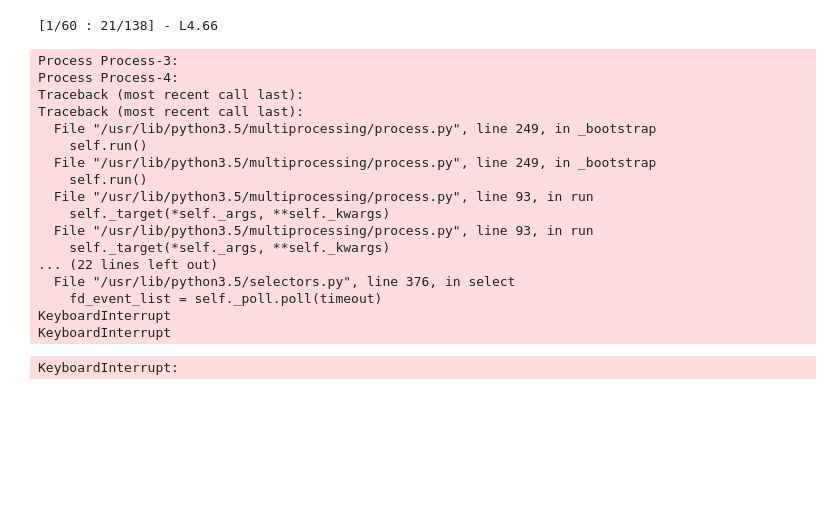
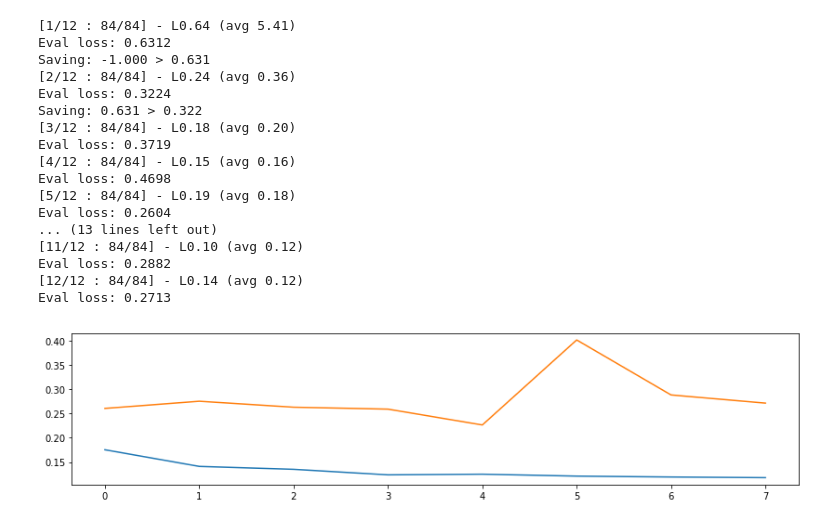
Before and after one commit to ulzee/traffic, a Jupyter notebook: Spot_MPRNN.ipynb, the cells around one changed output. Drawn from its saved outputs; the diff is of its cells as text; code cells hidden in the pictures; blank space fills up the shorter version.

```diff
--- a/Spot_MPRNN.ipynb
+++ b/Spot_MPRNN.ipynb
@@ -46,3 +40 @@ cuda:1
 [drawing not drawn]
-# %%
-SROUTE, ADJ = complete_graph(SROUTE, ADJ)
@@ -49,15 +62,21 @@ SROUTE, ADJ = complete_graph(SROUTE, ADJ)
 # %%
 from models.temporal.RNN import *
 from models.MPRNN import *
+from models.Variants import *
 
-model = MPRNN(
+HSIZE = 128
+ITERS = 3
+model = MPRNN_ITER(
     nodes=SROUTE, adj=ADJ,
     hidden_size=HSIZE,
 
+    iters=ITERS,
+    iter_indep=False,
+
     rnnmdl=RNN,
-#     rnnmdl=RNN_MIN,
-#     mpnmdl=MP_THIN,
     mpnmdl=MP_DENSE,
+
+#     observations=True,
 
     verbose=True)
 
@@ -117,11 +103,14 @@ Eval loss: 5.1602
 train_mse = []
 eval_mse = []
 eval_mape = []
+last_best = None
 # %%
+
 for eii  in range(EPS):
     bls = []
     for bii, batch in enumerate(dset):
         model.train()
+        model.enable_jitter(True)
         Xs, Ys = model.format_batch(batch)
 
         outputs = model(Xs)
@@ -145,26 +134,32 @@ for eii  in range(EPS):
         ))
     sys.stdout.write('\n')
 
-    eval_mse.append(evf())
+    model.enable_jitter(False)
+    escore = evf()
+    if last_best is None or escore < last_best:
+        print('Saving: %.3f > %.3f' % (last_best or -1, escore))
+        last_best = escore
+        torch.save(model.state_dict(), 'best.pth')
+    eval_mse.append(escore)
     sys.stdout.flush()
 #     sch.step()
+# [8/12] Eval loss: 0.2163
+# [6/12] Eval loss: 0.2235
 # %% [output]
-[1/60 : 21/138] - L4.66
+[1/12 : 84/84] - L0.64 (avg 5.41)
+Eval loss: 0.6312
+Saving: -1.000 > 0.631
+[2/12 : 84/84] - L0.24 (avg 0.36)
+Eval loss: 0.3224
+Saving: 0.631 > 0.322
+[3/12 : 84/84] - L0.18 (avg 0.20)
+Eval loss: 0.3719
+[4/12 : 84/84] - L0.15 (avg 0.16)
+Eval loss: 0.4698
+[5/12 : 84/84] - L0.19 (avg 0.18)
+Eval loss: 0.2604
+... (13 lines left out)
+[11/12 : 84/84] - L0.10 (avg 0.12)
+Eval loss: 0.2882
+[12/12 : 84/84] - L0.14 (avg 0.12)
+Eval loss: 0.2713
-Process Process-3:
-Process Process-4:
-Traceback (most recent call last):
-Traceback (most recent call last):
-  File "/usr/lib/python3.5/multiprocessing/process.py", line 249, in _bootstrap
-    self.run()
-  File "/usr/lib/python3.5/multiprocessing/process.py", line 249, in _bootstrap
-    self.run()
-  File "/usr/lib/python3.5/multiprocessing/process.py", line 93, in run
-    self._target(*self._args, **self._kwargs)
-  File "/usr/lib/python3.5/multiprocessing/process.py", line 93, in run
-    self._target(*self._args, **self._kwargs)
-... (22 lines left out)
-  File "/usr/lib/python3.5/selectors.py", line 376, in select
-    fd_event_list = self._poll.poll(timeout)
-KeyboardInterrupt
-KeyboardInterrupt
-KeyboardInterrupt:
@@ -173,8 +166,10 @@ torch.save(model.state_dict(), 'test.pth')
 # %%
 plt.figure(figsize=(14, 3))
-plt.plot(train_mse[1:])
-plt.plot(eval_mse[1:])
+plt.plot(train_mse[4:])
+plt.plot(eval_mse[4:])
 plt.show(); plt.close()
+# %% [output]
+[figure, added]
 # %%
 from utils import *
 testset = SpotHistory(SROUTE, 'test', 18, lag=None, res=10, shuffle=False, verbose=True)
```
Also changed, not shown: parts of 15 cells of this notebook, 8 other files.
